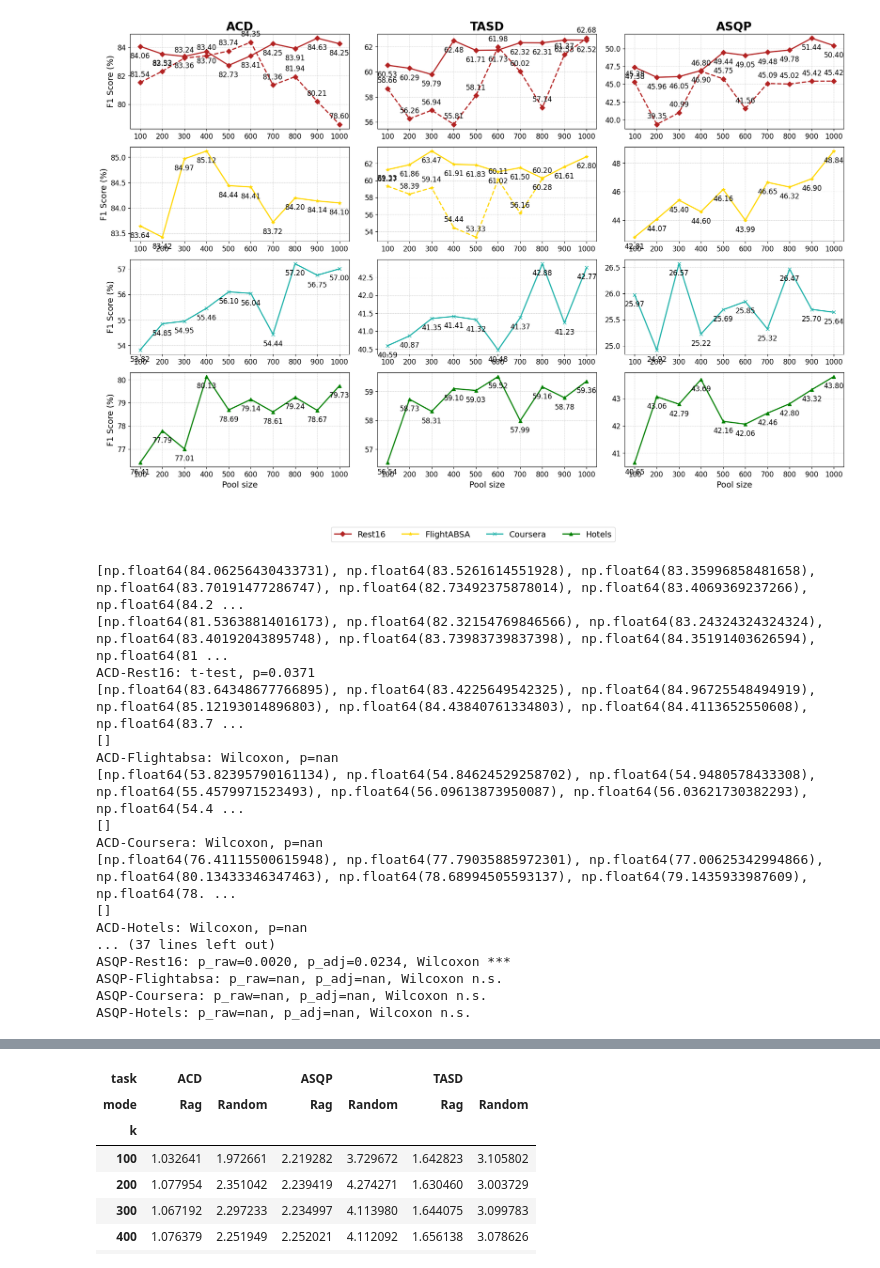
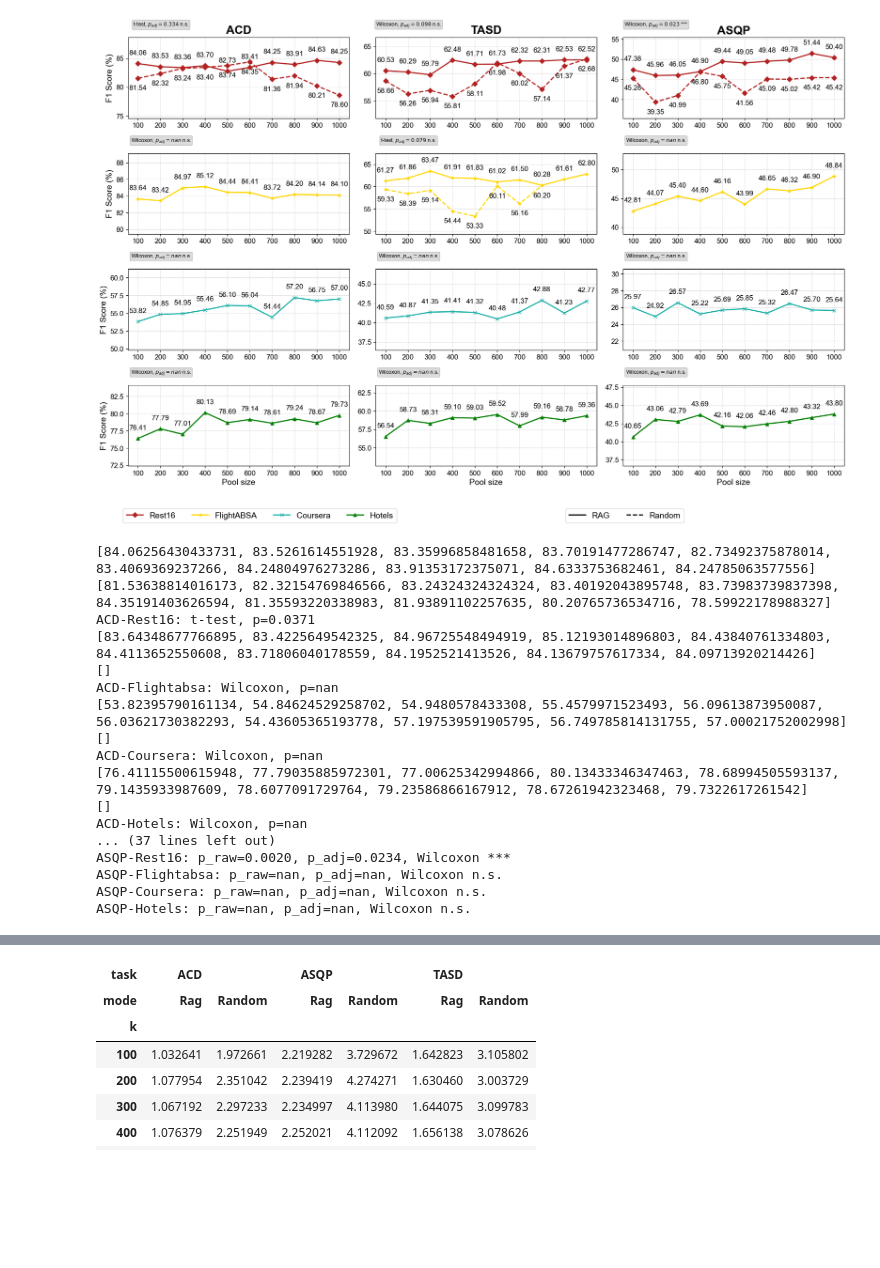
Before and after one commit to NilsHellwig/ABSA-annotation-tool, a Jupyter notebook: evaluation/report.ipynb, the cells around one changed output, grey strips where cells are left out. Saved outputs shown, nothing was run; the diff lists cells and outputs as text; code cells hidden in the pictures; blank space fills up the shorter version.

```diff
--- a/evaluation/report.ipynb
+++ b/evaluation/report.ipynb
@@ -92,11 +92,11 @@ import matplotlib.pyplot as plt
 
 # Set a professional style with Arial font
 plt.style.use('default')
-# plt.rcParams.update({
-#     'font.size': 12,
-#     'font.family': 'sans-serif',
-#     'font.sans-serif': ['Arial']
-# })
+plt.rcParams.update({
+    'font.size': 12,
+    'font.family': 'sans-serif',
+    'font.sans-serif': ['Arial']
+})
 
 fig, axes = plt.subplots(4, 3, figsize=(18, 12))
 
@@ -131,23 +131,53 @@ for i, task in enumerate(tasks):
         label = dataset_display_names[dataset]
         marker = markers[dataset]
 
+        # Collect all y-values to determine y-axis limits
+        all_y_values = []
+
+        # Add statistical test information at the top of each subplot
+        if (task, dataset) in statistical_info:
+            test_type, p_adj, significant = statistical_info[(task, dataset)]
+            sig_symbol = "***" if significant else "n.s."
+
+            # Format p-value scientifically if very small
+            if p_adj < 0.001:
+                p_text = r"$p_{adj} < 0.001$"
+            elif p_adj < 0.01:
+                p_text = rf"$p_{{adj}} = {p_adj:.3f}$"
+            else:
+                p_text = rf"$p_{{adj}} = {p_adj:.3f}$"
+
+            test_info = f"{test_type}, {p_text} {sig_symbol}"
+            ax.text(0.15, 1.2, test_info, transform=ax.transAxes,
+                   fontsize=9, ha='center', va='top',
+                   bbox=dict(boxstyle="round,pad=0.2", facecolor='lightgray', alpha=0.8,
+                            edgecolor='gray', linewidth=0.5))
+
         # Plot RAG line
         if key_rag in f1_scores_all and "f1" in f1_scores_all[key_rag] and len(f1_scores_all[key_rag]["f1"]) > 0:
             k_list = f1_scores_all[key_rag]["k"]
             f1_list = f1_scores_all[key_rag]["f1"]
+            all_y_values.extend(f1_list)
             ax.plot(k_list, f1_list, label=label, color=colors[j], linestyle='-', linewidth=2, marker=marker, markersize=6)
             # Annotate F1 values
             for x, y in zip(k_list, f1_list):
-                ax.annotate(f'{y:.2f}', (x, y), textcoords="offset points", xytext=(0,-20), ha='center', fontsize=12)
+                ax.annotate(f'{y:.2f}', (x, y), textcoords="offset points", xytext=(0,15), ha='center', fontsize=12)
 
         # Plot Random points
         if key_random in f1_scores_all and "f1" in f1_scores_all[key_random] and len(f1_scores_all[key_random]["f1"]) > 0:
             k_list_r = f1_scores_all[key_random]["k"]
             f1_list_r = f1_scores_all[key_random]["f1"]
+            all_y_values.extend(f1_list_r)
             ax.plot(k_list_r, f1_list_r, color=colors[j], linestyle='--', linewidth=2, marker=marker, markersize=6)  # Dashed line for Random
             # Annotate F1 values
             for x, y in zip(k_list_r, f1_list_r):
-                ax.annotate(f'{y:.2f}', (x, y), textcoords="offset points", xytext=(0,10), ha='center', fontsize=12)
+                ax.annotate(f'{y:.2f}', (x, y), textcoords="offset points", xytext=(0,-20), ha='center', fontsize=12)
+
+        # Set y-axis limits with +1/-1 padding
+        if all_y_values:
+            y_min = min(all_y_values) - 4
+            y_max = max(all_y_values) + 4
+            ax.set_ylim(y_min, y_max)
 
         # Set ticks for x-axis
         ax.set_xticks([0.1, 0.2, 0.3, 0.4, 0.5, 0.6, 0.7, 0.8, 0.9, 1.0])
@@ -157,35 +187,46 @@ for i, task in enumerate(tasks):
         ax.grid(True, which='both', linestyle='--', linewidth=0.5, alpha=0.7)
 
         # Titles and labels
         if j == 0:
             ax.set_title(f'{task.upper()}', fontsize=20, fontweight='bold')
         if i == 0:
             ax.set_ylabel(f'F1 Score (%)', fontsize=14)
         if j == 3:
             ax.set_xlabel('Pool size', fontsize=14)
 
         # Increase tick label size
         ax.tick_params(axis='both', labelsize=12)
 
 # Collect handles and labels for common legend
 handles, labels = [], []
 for ax in axes.flatten():
     h, l = ax.get_legend_handles_labels()
     handles.extend(h)
     labels.extend(l)
 
 # Remove duplicates
 unique_labels = list(dict.fromkeys(labels))  # Preserve order
 unique_labels = ["Rest16", "FlightABSA", "Coursera", "Hotels"]
 unique_handles = [handles[labels.index(label)] for label in unique_labels if label in labels]
 
-fig.legend(unique_handles, unique_labels, loc='lower center', ncol=4, fontsize=14, bbox_to_anchor=(0.5, -0.05))
+# Add legend for line styles (RAG vs Random)
+from matplotlib.lines import Line2D
+legend_elements = [
+    Line2D([0], [0], color='black', linestyle='-', linewidth=2, label='RAG'),
+    Line2D([0], [0], color='black', linestyle='--', linewidth=2, label='Random')
+]
+
+# Main legend for datasets
+fig.legend(unique_handles, unique_labels, loc='lower center', ncol=4, fontsize=14, bbox_to_anchor=(0.22, -0.015))
+
+# Secondary legend for line styles
+fig.legend(legend_elements, ['RAG', 'Random'], loc='lower center', ncol=2, fontsize=14, bbox_to_anchor=(0.7, -0.015))
 
 plt.tight_layout(rect=[0, 0.05, 1, 1])
 plt.savefig("performance_plot.pdf", dpi=300, bbox_inches="tight")
 plt.show()
 # %% [output]
-[figure, old version]
+[figure, new version]
 # %%
 # Statistische Analyse: Vergleich RAG vs Random für jede Task-Dataset-Kombination
 from scipy.stats import shapiro, ttest_rel, wilcoxon
@@ -250,16 +291,16 @@ for i, (task, dataset) in enumerate(task_dataset_pairs):
     sig_marker = "***" if rejected[i] else "n.s."
     print(f"{task.upper()}-{dataset.capitalize()}: p_raw={p_values[i]:.4f}, p_adj={p_corrected[i]:.4f}, {test_types[i]} {sig_marker}")
 # %% [output]
-[np.float64(84.06256430433731), np.float64(83.5261614551928), np.float64(83.35996858481658), np.float64(83.70191477286747), np.float64(82.73492375878014), np.float64(83.4069369237266), np.float64(84.2 ...
-[np.float64(81.53638814016173), np.float64(82.32154769846566), np.float64(83.24324324324324), np.float64(83.40192043895748), np.float64(83.73983739837398), np.float64(84.35191403626594), np.float64(81 ...
+[84.06256430433731, 83.5261614551928, 83.35996858481658, 83.70191477286747, 82.73492375878014, 83.4069369237266, 84.24804976273286, 83.91353172375071, 84.6333753682461, 84.24785063577556]
+[81.53638814016173, 82.32154769846566, 83.24324324324324, 83.40192043895748, 83.73983739837398, 84.35191403626594, 81.35593220338983, 81.93891102257635, 80.20765736534716, 78.59922178988327]
 ACD-Rest16: t-test, p=0.0371
-[np.float64(83.64348677766895), np.float64(83.4225649542325), np.float64(84.96725548494919), np.float64(85.12193014896803), np.float64(84.43840761334803), np.float64(84.4113652550608), np.float64(83.7 ...
+[83.64348677766895, 83.4225649542325, 84.96725548494919, 85.12193014896803, 84.43840761334803, 84.4113652550608, 83.71806040178559, 84.1952521413526, 84.13679757617334, 84.09713920214426]
 []
 ACD-Flightabsa: Wilcoxon, p=nan
-[np.float64(53.82395790161134), np.float64(54.84624529258702), np.float64(54.9480578433308), np.float64(55.4579971523493), np.float64(56.09613873950087), np.float64(56.03621730382293), np.float64(54.4 ...
+[53.82395790161134, 54.84624529258702, 54.9480578433308, 55.4579971523493, 56.09613873950087, 56.03621730382293, 54.43605365193778, 57.197539591905795, 56.749785814131755, 57.00021752002998]
 []
 ACD-Coursera: Wilcoxon, p=nan
-[np.float64(76.41115500615948), np.float64(77.79035885972301), np.float64(77.00625342994866), np.float64(80.13433346347463), np.float64(78.68994505593137), np.float64(79.1435933987609), np.float64(78. ...
+[76.41115500615948, 77.79035885972301, 77.00625342994866, 80.13433346347463, 78.68994505593137, 79.1435933987609, 78.6077091729764, 79.23586866167912, 78.67261942323468, 79.7322617261542]
 []
 ACD-Hotels: Wilcoxon, p=nan
 ... (37 lines left out)
```
Also changed, not shown: parts of 1 cell of this notebook.
